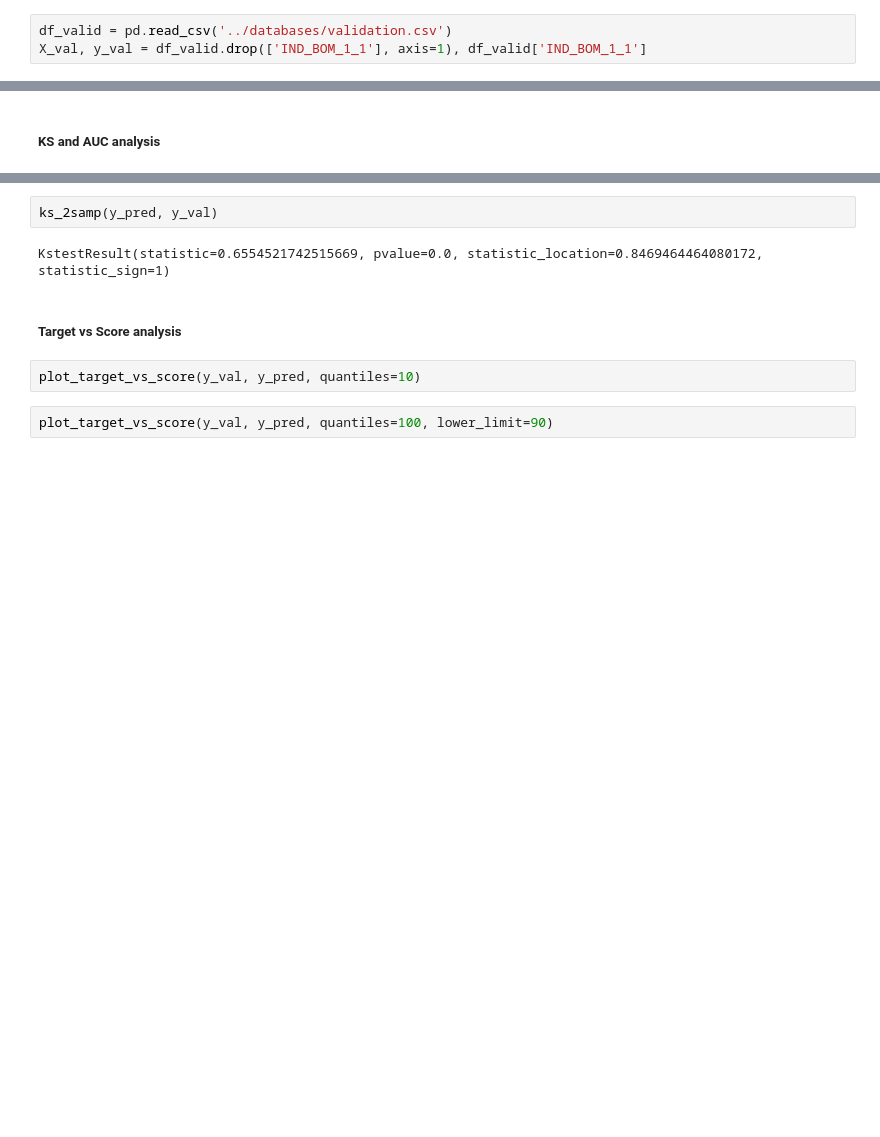
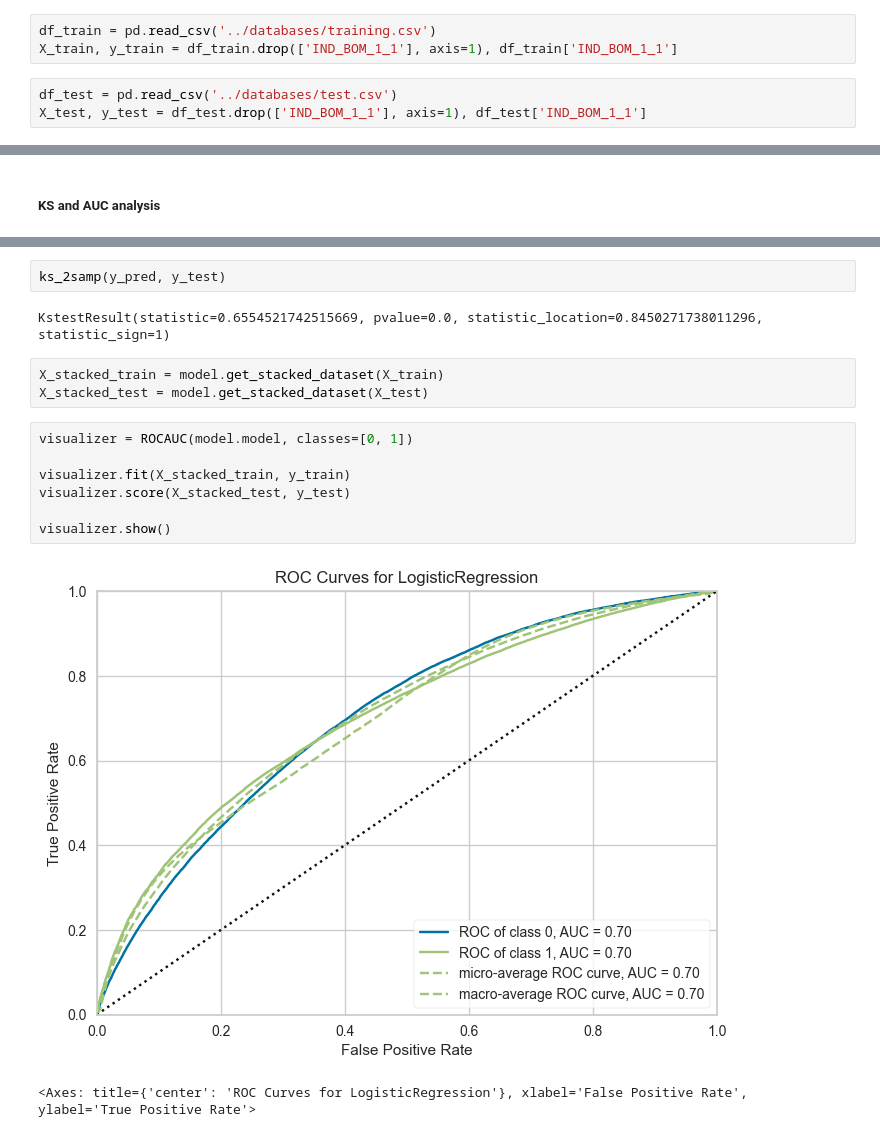
Before and after one commit to yvesemmanuel/machine_learning, a Jupyter notebook: credit analysis/mlp_ensemble/evaluation.ipynb, the cells around one changed output, grey strips where cells are left out. Cells and saved outputs as stored; diff of their text form; blank space fills up the shorter version.

Commit message:
evalutation with test dataset

```diff
--- a/credit analysis/mlp_ensemble/evaluation.ipynb
+++ b/credit analysis/mlp_ensemble/evaluation.ipynb
@@ -33,5 +37,8 @@ Keras weights file (<HDF5 file "variables.h5" (mode r)>) loading:
 # %%
-df_valid = pd.read_csv('../databases/validation.csv')
-X_val, y_val = df_valid.drop(['IND_BOM_1_1'], axis=1), df_valid['IND_BOM_1_1']
+df_train = pd.read_csv('../databases/training.csv')
+X_train, y_train = df_train.drop(['IND_BOM_1_1'], axis=1), df_train['IND_BOM_1_1']
+# %%
+df_test = pd.read_csv('../databases/test.csv')
+X_test, y_test = df_test.drop(['IND_BOM_1_1'], axis=1), df_test['IND_BOM_1_1']
 # %% [markdown]
 #### **Model evaluation**
@@ -42,10 +60,17 @@ y_pred = model.predict_proba(X_val)[:, 1]
 # %%
-ks_2samp(y_pred, y_val)
+ks_2samp(y_pred, y_test)
 # %% [output]
-KstestResult(statistic=0.6554521742515669, pvalue=0.0, statistic_location=0.8469464464080172, statistic_sign=1)
+KstestResult(statistic=0.6554521742515669, pvalue=0.0, statistic_location=0.8450271738011296, statistic_sign=1)
-# %% [markdown]
-##### Target vs Score analysis
-# %%
-plot_target_vs_score(y_val, y_pred, quantiles=10)
-# %%
-plot_target_vs_score(y_val, y_pred, quantiles=100, lower_limit=90)
+# %%
+X_stacked_train = model.get_stacked_dataset(X_train)
+X_stacked_test = model.get_stacked_dataset(X_test)
+# %%
+visualizer = ROCAUC(model.model, classes=[0, 1])
+
+visualizer.fit(X_stacked_train, y_train)
+visualizer.score(X_stacked_test, y_test)
+
+visualizer.show()
+# %% [output]
+[figure, added]
+<Axes: title={'center': 'ROC Curves for LogisticRegression'}, xlabel='False Positive Rate', ylabel='True Positive Rate'>
```
Also changed, not shown: parts of 15 cells of this notebook, 4 other files.
